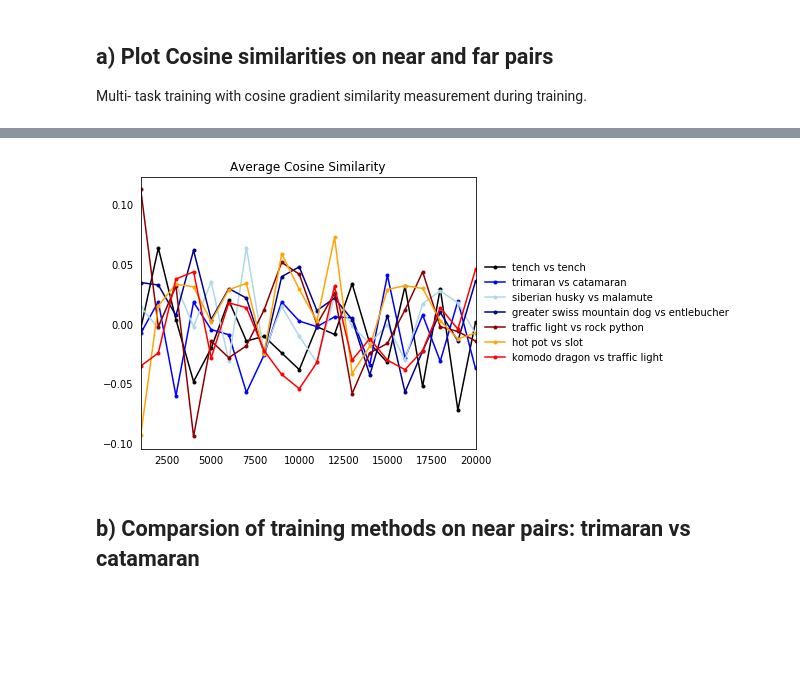
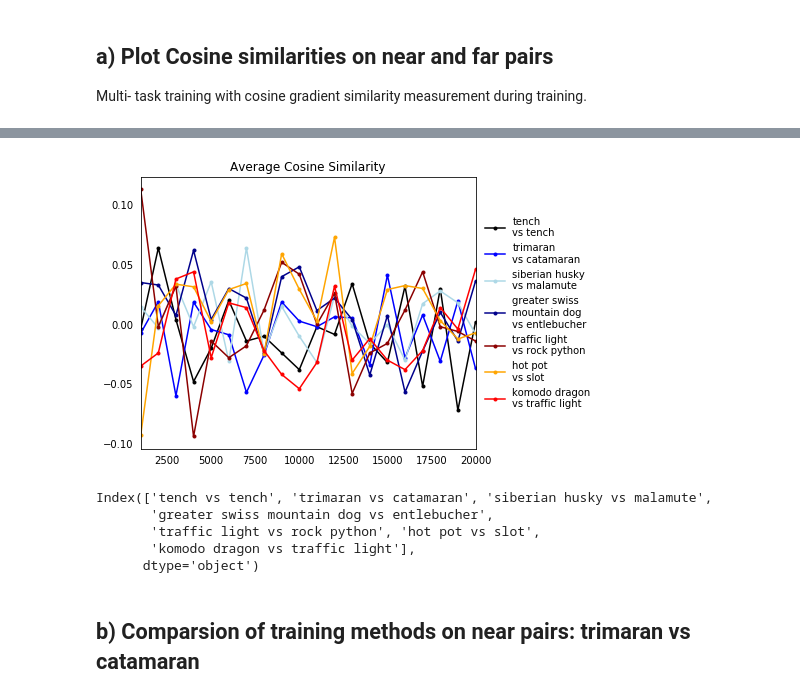
Before and after one commit to szkocot/Adapting-Auxiliary-Losses-Using-Gradient-Similarity, a Jupyter notebook: notebooks/2-Imagenet-Experiment.ipynb, the cells around one changed output, grey strips where cells are left out. Cells and saved outputs as stored; diff of their text form; code cells hidden in the pictures; blank space fills up the shorter version.

Commit message:
Fix figure

```diff
--- a/notebooks/2-Imagenet-Experiment.ipynb
+++ b/notebooks/2-Imagenet-Experiment.ipynb
@@ -400,16 +402,26 @@ df = pd.DataFrame.from_dict(cos_sim_dict)
 # %%
 df = pd.read_csv('../bckp/imagenet_1.csv', index_col = 0)
+df.columns = [x.replace(" vs ", "\nvs ") for x in df.columns.tolist()]
+df.columns.values[3] = "greater swiss\nmountain dog\nvs entlebucher"
 df.index = [(x+1)*steps for x in df.index]
 styles = ['black','blue','lightblue', 'darkblue', 'darkred', 'orange','red']
 fig, ax = plt.subplots(figsize=(6,5))
 for col, style in zip(df.columns, styles):
     df[col].plot(style=style, ax=ax, marker = '.')
 ax.legend(frameon=False, loc='center left', bbox_to_anchor=(1, 0.5))
 plt.title('Average Cosine Similarity')
 ax.xaxis.set_ticks_position('none') # remove xticks - as in paper
 ax.yaxis.set_ticks_position('none') # remove yticks - as in paper
 # %% [output]
-[figure, old version]
+[figure, new version]
+# %%
+df.columns = df.columns.replace(" ", "\n")
+# %% [output]
+Index(['tench vs tench', 'trimaran vs catamaran', 'siberian husky vs malamute',
+       'greater swiss mountain dog vs entlebucher',
+       'traffic light vs rock python', 'hot pot vs slot',
+       'komodo dragon vs traffic light'],
+      dtype='object')
 # %% [markdown]
 ## b) Comparsion of training methods on near pairs: trimaran vs catamaran
 # %%
```
Also changed, not shown: parts of 1 cell of this notebook.
